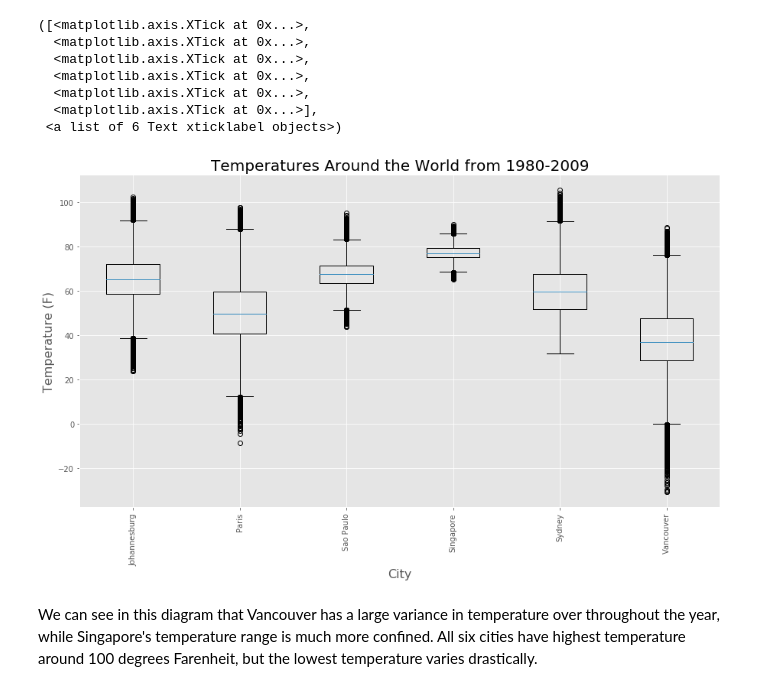
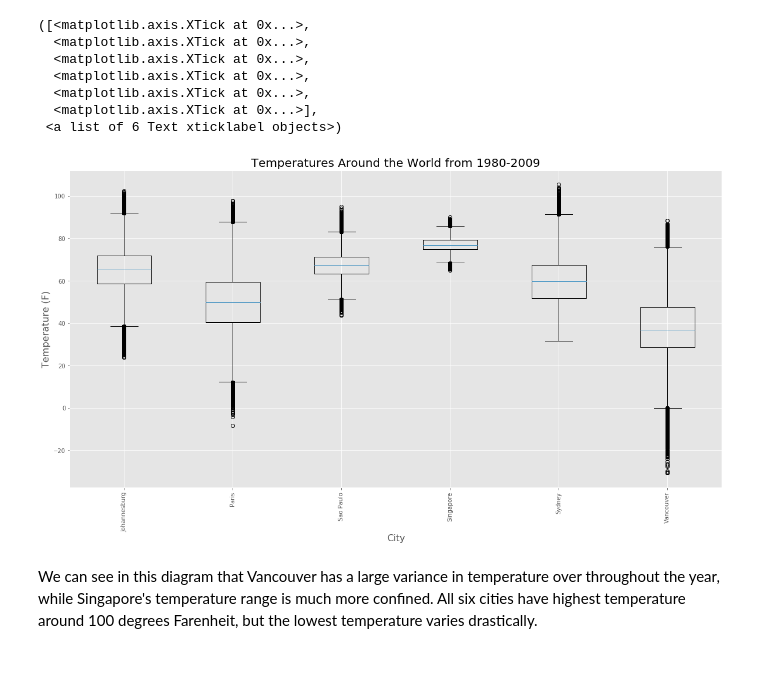
Before and after one commit to nealrea/CSc59969S17HW2, a Jupyter notebook: Exercise3/Exercise3.ipynb, the cells around one changed output. Drawn from its saved outputs; the diff is of its cells as text; code cells hidden in the pictures; blank space fills up the shorter version.

```diff
--- a/Exercise3/Exercise3.ipynb
+++ b/Exercise3/Exercise3.ipynb
@@ -12,40 +12,40 @@ from scipy import stats as stats
 matplotlib.rcParams['image.cmap'] = 'viridis'
 %matplotlib inline
 matplotlib.style.use('ggplot')
-matplotlib.rcParams['figure.figsize'] = (15, 8)
+matplotlib.rcParams['figure.figsize'] = (20, 10)
 
 johannesburg = loadmat('Johannesburg.mat')
 paris = loadmat('Paris.mat')
 saoPaulo = loadmat('SaoPaulo.mat')
 singapore = loadmat('Singapore.mat')
 sydney = loadmat('Sydney.mat')
 vancouver = loadmat('Vancouver.mat')
 
 #1: Convert from Kelvin -> Fahrenheit
 johannesburg = johannesburg['temperature'] * (9/5) - 459.67
 paris = paris['temperature'] * (9/5) - 459.67
 saoPaulo = saoPaulo['temperature'] * (9/5) - 459.67
 singapore = singapore['temperature'] * (9/5) - 459.67
 sydney = sydney['temperature'] * (9/5) - 459.67
 vancouver = vancouver['temperature'] * (9/5) - 459.67
 
 #2: Box and Whisker Diagram
 plotData = [johannesburg,paris,saoPaulo,singapore,sydney,vancouver]
 plt.boxplot(plotData)
 plt.title('Temperatures Around the World from 1980-2009', fontsize = 20)
 plt.ylabel('Temperature (F)', fontsize = 16)
 plt.xlabel('City', fontsize = 16)
 cities = ['Johannesburg','Paris','Sao Paulo','Singapore','Sydney','Vancouver']
 plt.xticks([1,2,3,4,5,6], cities, rotation = 90)
 # %% [output]
 ([<matplotlib.axis.XTick at 0x...>,
   <matplotlib.axis.XTick at 0x...>,
   <matplotlib.axis.XTick at 0x...>,
   <matplotlib.axis.XTick at 0x...>,
   <matplotlib.axis.XTick at 0x...>,
   <matplotlib.axis.XTick at 0x...>],
  <a list of 6 Text xticklabel objects>)
-[figure, old version]
+[figure, new version]
 # %% [markdown]
 We can see in this diagram that Vancouver has a large variance in temperature over throughout the year, while Singapore's temperature range is much more confined.  All six cities have highest temperature around 100 degrees Farenheit, but the lowest temperature varies drastically.
 # %%
```
Also changed, not shown: parts of 2 cells of this notebook.
